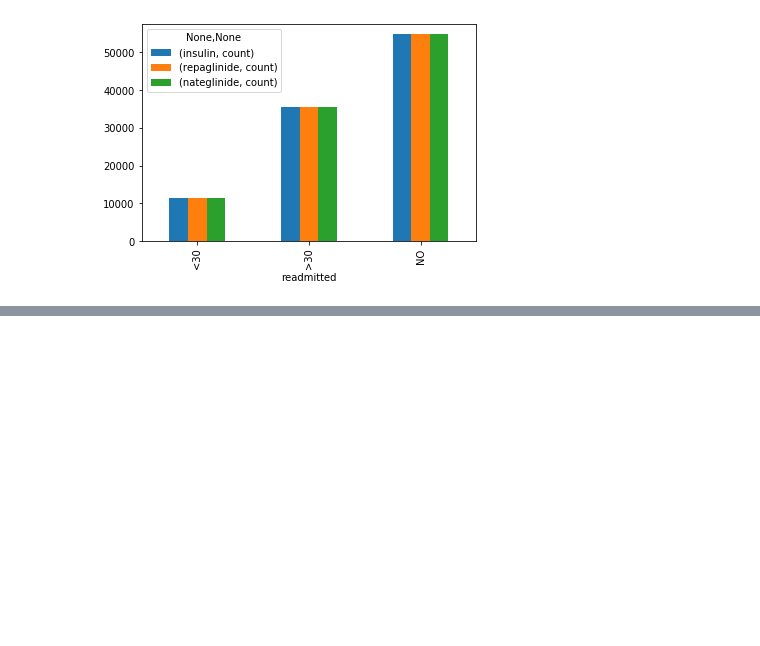
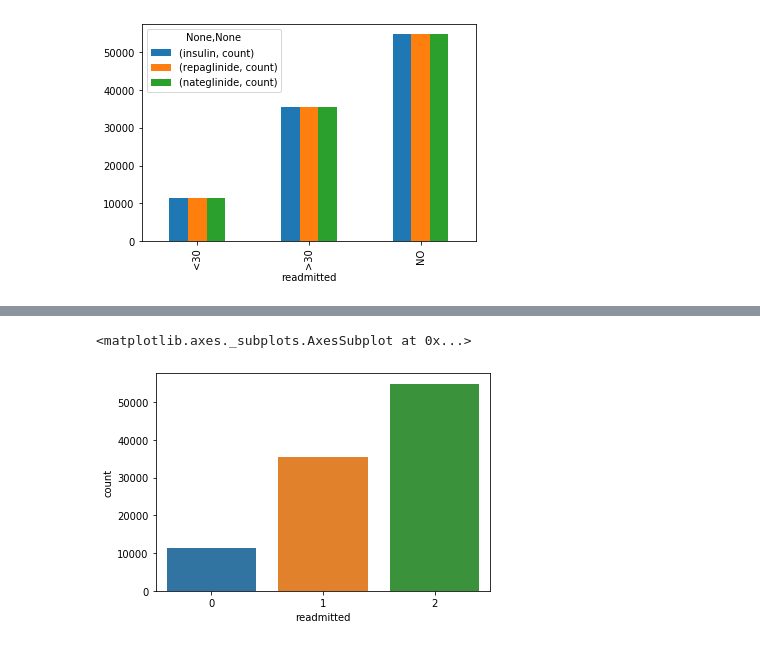
Before and after one commit to tarunkoutharapu/Diabetic-Data, a Jupyter notebook: capstoneproject.ipynb, the cells around one changed output, grey strips where cells are left out. Saved outputs shown, nothing was run; the diff lists cells and outputs as text; code cells hidden in the pictures; blank space fills up the shorter version.

```diff
--- a/capstoneproject.ipynb
+++ b/capstoneproject.ipynb
@@ -351,0 +407,19 @@ df.groupby('readmitted')[['insulin','repaglinide','nateglinide']].agg(['count'])
+# %%
+df=df.drop(['medical_specialty','payer_code'],axis=1)
+# %%
+catg=df[['race', 'gender', 'age', 'diag_1', 'diag_2', 'diag_3', 'max_glu_serum',
+       'A1Cresult', 'metformin', 'repaglinide', 'nateglinide',
+       'chlorpropamide', 'glimepiride', 'acetohexamide', 'glipizide',
+       'glyburide', 'tolbutamide', 'pioglitazone', 'rosiglitazone', 'acarbose',
+       'miglitol', 'troglitazone', 'tolazamide', 'examide', 'citoglipton',
+       'insulin', 'glyburide-metformin', 'glipizide-metformin',
+       'glimepiride-pioglitazone', 'metformin-rosiglitazone',
+       'metformin-pioglitazone', 'change', 'diabetesMed', 'readmitted']]
+#contains CATEGORICAL nominal
+from sklearn import preprocessing
+le = preprocessing.LabelEncoder()
+catg = catg.apply(le.fit_transform)
+catg.head()
+df = df.drop(catg.columns, axis=1)
+df = pd.concat([df, catg], axis=1)
+df.head()
@@ -351,0 +461,5 @@ df.groupby('readmitted')[['insulin','repaglinide','nateglinide']].agg(['count'])
+# %%
+sns.countplot(x='readmitted',data=df)
+# %% [output]
+<matplotlib.axes._subplots.AxesSubplot at 0x...>
+[figure, added]
```
Also changed, not shown: parts of 37 cells of this notebook.
